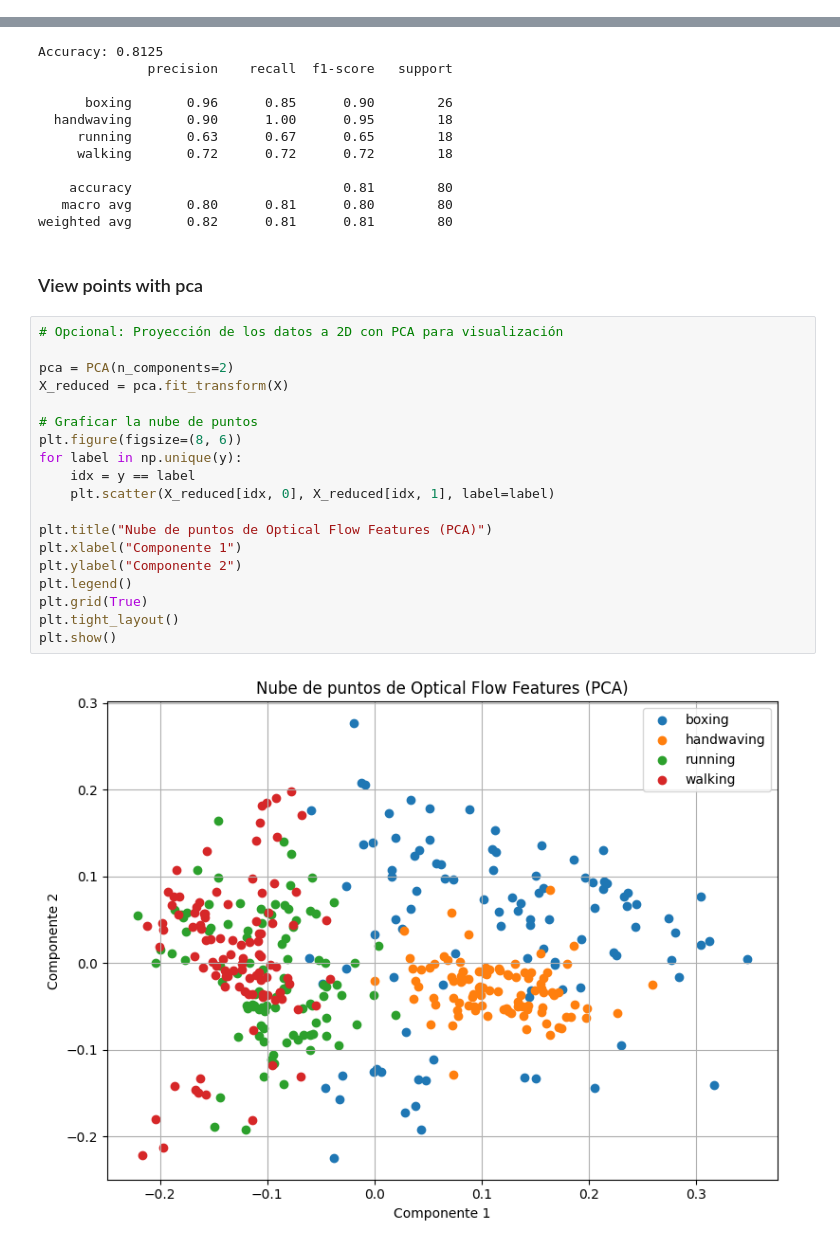
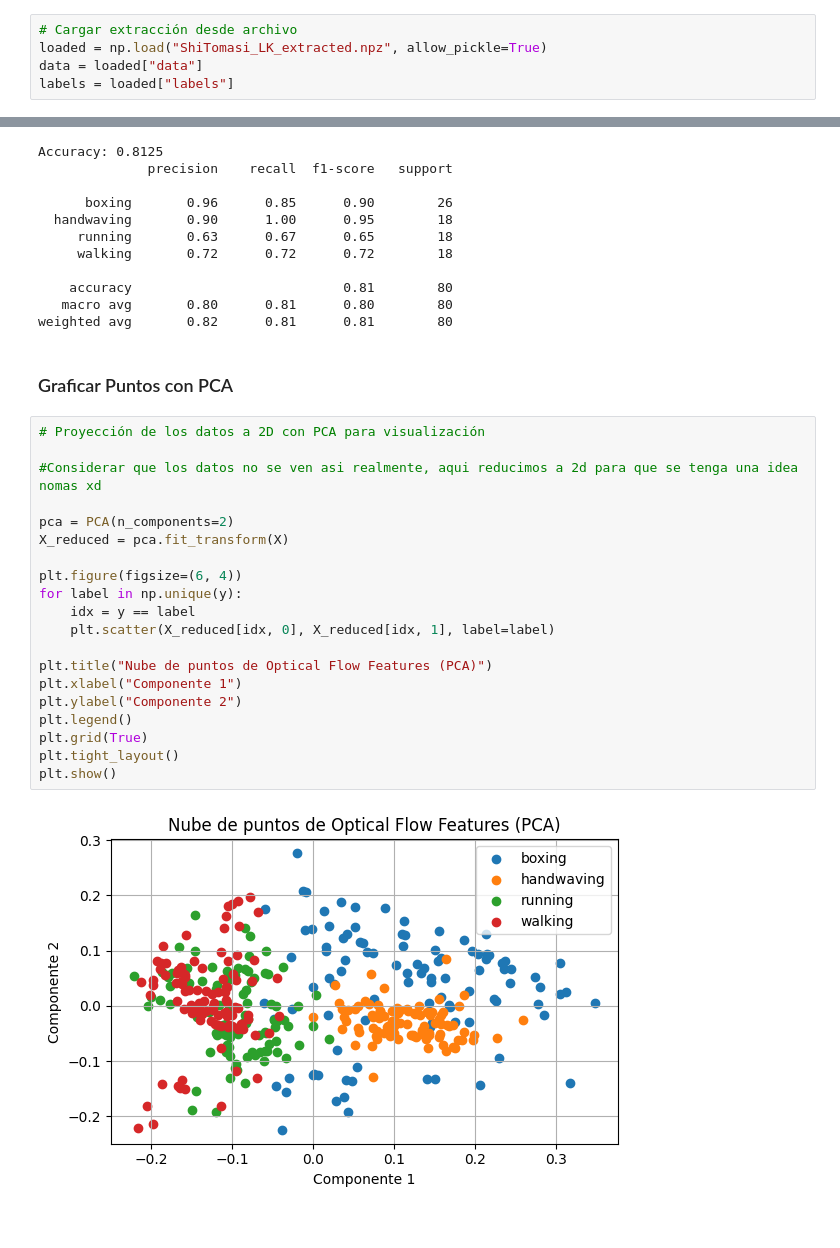
Before and after one commit to AndersonCarcamo/proyecto1VisionPorComputador, a Jupyter notebook: farneback_LK_knn_RDforest/Farneback_LK_knn.ipynb, the cells around one changed output, grey strips where cells are left out. Drawn from its saved outputs; the diff is of its cells as text.

```diff
--- a/farneback_LK_knn_RDforest/Farneback_LK_knn.ipynb
+++ b/farneback_LK_knn_RDforest/Farneback_LK_knn.ipynb
@@ -261,3 +247,8 @@ Procesada la acción 'walking'
+# %%
+# Cargar extracción desde archivo
+loaded = np.load("ShiTomasi_LK_extracted.npz", allow_pickle=True)
+data = loaded["data"]
+labels = loaded["labels"]
 # %%
 # Convertir los datos a numpy arrays
 X = np.array(data)
@@ -308,25 +299,26 @@ Accuracy: 0.8125
    macro avg       0.80      0.81      0.80        80
 weighted avg       0.82      0.81      0.81        80
 # %% [markdown]
-### View points with pca
+### Graficar Puntos con PCA
 # %%
-# Opcional: Proyección de los datos a 2D con PCA para visualización
+# Proyección de los datos a 2D con PCA para visualización
+
+#Considerar que los datos no se ven asi realmente, aqui reducimos a 2d para que se tenga una idea nomas xd
 
 pca = PCA(n_components=2)
 X_reduced = pca.fit_transform(X)
 
-# Graficar la nube de puntos
-plt.figure(figsize=(8, 6))
+plt.figure(figsize=(6, 4))
 for label in np.unique(y):
     idx = y == label
     plt.scatter(X_reduced[idx, 0], X_reduced[idx, 1], label=label)
 
 plt.title("Nube de puntos de Optical Flow Features (PCA)")
 plt.xlabel("Componente 1")
 plt.ylabel("Componente 2")
 plt.legend()
 plt.grid(True)
 plt.tight_layout()
 plt.show()
 # %% [output]
-[figure, old version]
+[figure, new version]
```
Also changed, not shown: parts of 10 cells of this notebook, 1 other file.
